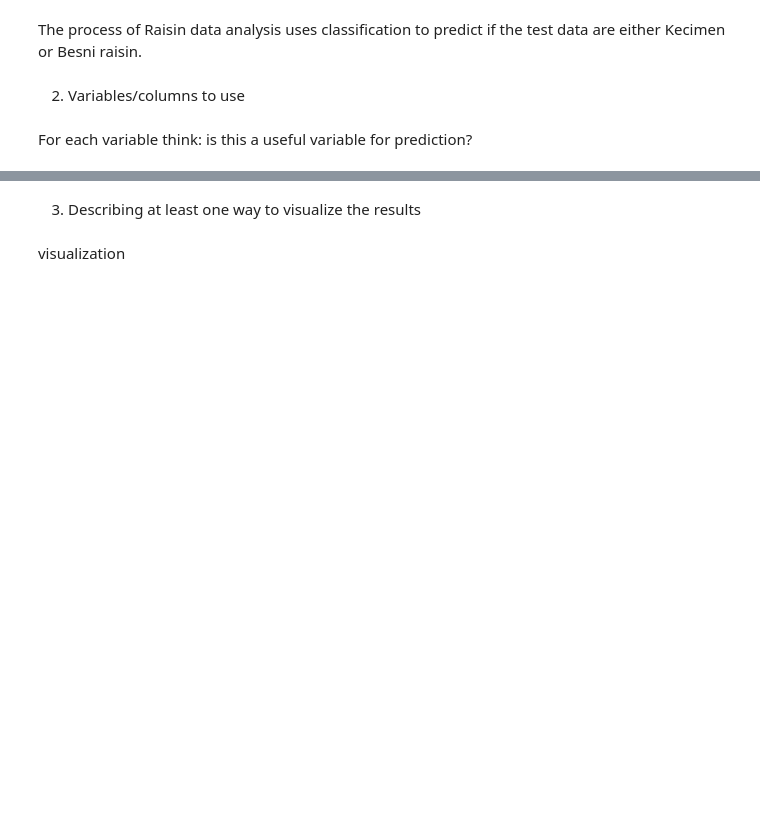
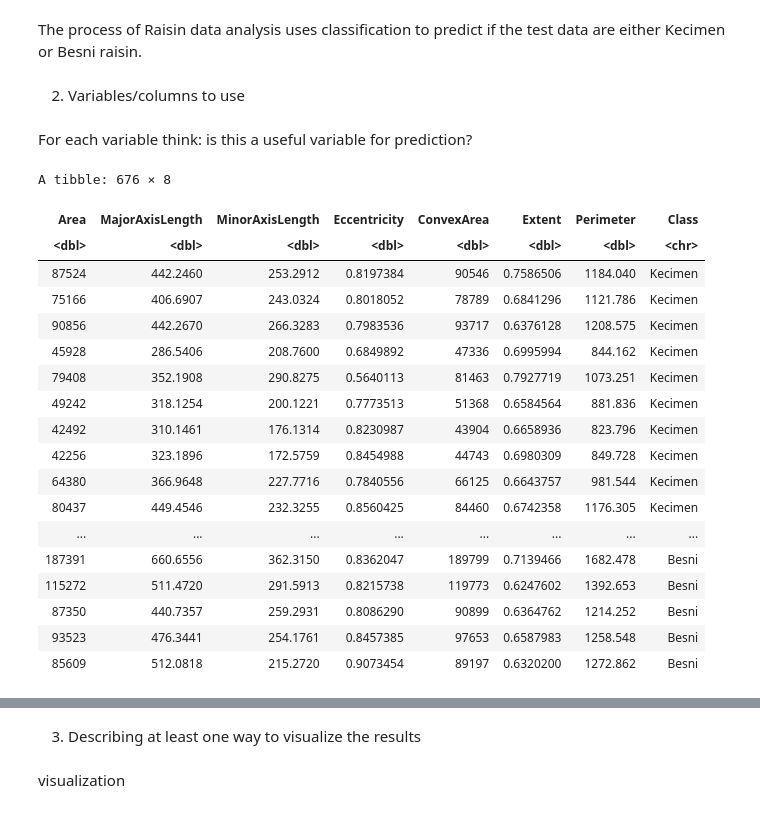
Before and after one commit to dylankim990/DSCI100_Group_1, a Jupyter notebook: Proposal.ipynb, the cells around one changed output, grey strips where cells are left out. Cells and saved outputs as stored; diff of their text form; code cells hidden in the pictures; blank space fills up the shorter version.

Commit message:
Added table

```diff
--- a/Proposal.ipynb
+++ b/Proposal.ipynb
@@ -122,16 +122,38 @@ For each variable think: is this a useful variable for prediction?
 # %%
 raisin_split <- initial_split(raisin_data, prop = 0.75 ,strata = Class)
 raisin_training <- training(raisin_split)
 raisin_testing <- testing(raisin_split)
 
 raisin_subset <- raisin_training %>%
   select(Area,
          MajorAxisLength,
          MinorAxisLength,
          Eccentricity,
          ConvexArea,
          Extent,
          Perimeter,
          Class)
 
 names <- colnames(select(raisin_subset, -Class))
+
+raisin_subset
+# %% [output]
+A tibble: 676 × 8
+| Area | MajorAxisLength | MinorAxisLength | Eccentricity | ConvexArea | Extent | Perimeter | Class |
+| <dbl> | <dbl> | <dbl> | <dbl> | <dbl> | <dbl> | <dbl> | <chr> |
+| 87524 | 442.2460 | 253.2912 | 0.8197384 | 90546 | 0.7586506 | 1184.040 | Kecimen |
+| 75166 | 406.6907 | 243.0324 | 0.8018052 | 78789 | 0.6841296 | 1121.786 | Kecimen |
+| 90856 | 442.2670 | 266.3283 | 0.7983536 | 93717 | 0.6376128 | 1208.575 | Kecimen |
+| 45928 | 286.5406 | 208.7600 | 0.6849892 | 47336 | 0.6995994 | 844.162 | Kecimen |
+| 79408 | 352.1908 | 290.8275 | 0.5640113 | 81463 | 0.7927719 | 1073.251 | Kecimen |
+| 49242 | 318.1254 | 200.1221 | 0.7773513 | 51368 | 0.6584564 | 881.836 | Kecimen |
+| 42492 | 310.1461 | 176.1314 | 0.8230987 | 43904 | 0.6658936 | 823.796 | Kecimen |
+| 42256 | 323.1896 | 172.5759 | 0.8454988 | 44743 | 0.6980309 | 849.728 | Kecimen |
+| 64380 | 366.9648 | 227.7716 | 0.7840556 | 66125 | 0.6643757 | 981.544 | Kecimen |
+| 80437 | 449.4546 | 232.3255 | 0.8560425 | 84460 | 0.6742358 | 1176.305 | Kecimen |
+| ... | ... | ... | ... | ... | ... | ... | ... |
+| 187391 | 660.6556 | 362.3150 | 0.8362047 | 189799 | 0.7139466 | 1682.478 | Besni |
+| 115272 | 511.4720 | 291.5913 | 0.8215738 | 119773 | 0.6247602 | 1392.653 | Besni |
+| 87350 | 440.7357 | 259.2931 | 0.8086290 | 90899 | 0.6364762 | 1214.252 | Besni |
+| 93523 | 476.3441 | 254.1761 | 0.8457385 | 97653 | 0.6587983 | 1258.548 | Besni |
+| 85609 | 512.0818 | 215.2720 | 0.9073454 | 89197 | 0.6320200 | 1272.862 | Besni |
```
Also changed, not shown: parts of 3 cells of this notebook.
